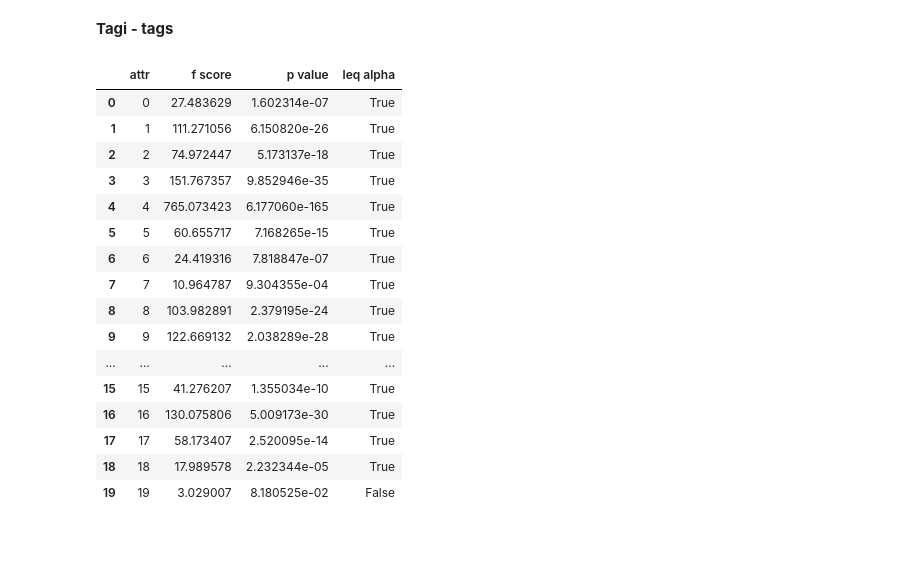
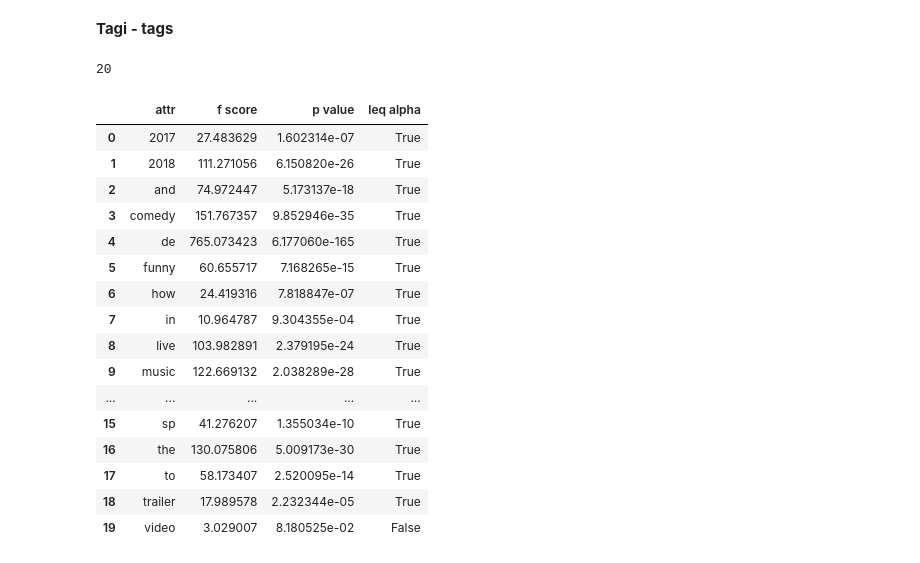
Before and after one commit to DominikKossinski/PED, a Jupyter notebook: notebooks/PED_5.ipynb, the cells around one changed output. Cells and saved outputs as stored; diff of their text form; code cells hidden in the pictures.

```diff
--- a/notebooks/PED_5.ipynb
+++ b/notebooks/PED_5.ipynb
@@ -426,7 +426,7 @@ n_features = 20
 # %% [markdown]
 **Tytuły - title**
 # %%
-title_tfidf = add_tfidf_args("title", n_features)
+title_tfidf, f_names = add_tfidf_args("title", n_features)
 trending_tfidf = title_tfidf[:len(trending_videos)]
 non_trending_tfidf = title_tfidf[len(trending_videos):]
 
@@ -437,7 +437,7 @@ for i in range(n_features):
         *data_set
     )
     f_scores = f_scores.append(pd.DataFrame(
-        data={"attr": [i], "f score": [f_score], "p value": [p_value], "leq alpha": [p_value <= alpha]}
+        data={"attr": [f_names[i]], "f score": [f_score], "p value": [p_value], "leq alpha": [p_value <= alpha]}
     ), ignore_index=True)
 f_scores
 # %% [output]
@@ -461,7 +461,7 @@ f_scores
 # %% [markdown]
 **Tytuły kanałów - channel_title**
 # %%
-channel_title_tfidf = add_tfidf_args("channel_title", n_features)
+channel_title_tfidf, f_names = add_tfidf_args("channel_title", n_features)
 trending_tfidf = channel_title_tfidf[:len(trending_videos)]
 non_trending_tfidf = channel_title_tfidf[len(trending_videos):]
 
@@ -472,7 +472,7 @@ for i in range(n_features):
         *data_set
     )
     f_scores = f_scores.append(pd.DataFrame(
-        data={"attr": [i], "f score": [f_score], "p value": [p_value], "leq alpha": [p_value <= alpha]}
+        data={"attr": [f_names[i]], "f score": [f_score], "p value": [p_value], "leq alpha": [p_value <= alpha]}
     ), ignore_index=True)
 f_scores
 # %% [output]
@@ -496,7 +496,7 @@ f_scores
 # %% [markdown]
 **Opisy - description**
 # %%
-description_tfidf = add_tfidf_args("description", n_features)
+description_tfidf, f_names = add_tfidf_args("description", n_features)
 trending_tfidf = description_tfidf[:len(trending_videos)]
 non_trending_tfidf = description_tfidf[len(trending_videos):]
 
@@ -507,7 +507,7 @@ for i in range(n_features):
         *data_set
     )
     f_scores = f_scores.append(pd.DataFrame(
-        data={"attr": [i], "f score": [f_score], "p value": [p_value], "leq alpha": [p_value <= alpha]}
+        data={"attr": [f_names[i]], "f score": [f_score], "p value": [p_value], "leq alpha": [p_value <= alpha]}
     ), ignore_index=True)
 f_scores
 # %% [output]
@@ -531,35 +531,35 @@ f_scores
 # %% [markdown]
 **Tagi - tags**
 # %%
-tags_tfidf = add_tfidf_args("tags", n_features)
+tags_tfidf, f_names = add_tfidf_args("tags", n_features)
 trending_tfidf = tags_tfidf[:len(trending_videos)]
 non_trending_tfidf = tags_tfidf[len(trending_videos):]
-
 f_scores = pd.DataFrame()
 for i in range(n_features):
     data_set = [trending_tfidf[i], non_trending_tfidf[i]]
     f_score, p_value = stats.f_oneway(
         *data_set
     )
     f_scores = f_scores.append(pd.DataFrame(
-        data={"attr": [i], "f score": [f_score], "p value": [p_value], "leq alpha": [p_value <= alpha]}
+        data={"attr": [f_names[i]], "f score": [f_score], "p value": [p_value], "leq alpha": [p_value <= alpha]}
     ), ignore_index=True)
 f_scores
 # %% [output]
+20
 |  | attr | f score | p value | leq alpha |
-| 0 | 0 | 27.483629 | 1.602314e-07 | True |
-| 1 | 1 | 111.271056 | 6.150820e-26 | True |
-| 2 | 2 | 74.972447 | 5.173137e-18 | True |
-| 3 | 3 | 151.767357 | 9.852946e-35 | True |
-| 4 | 4 | 765.073423 | 6.177060e-165 | True |
-| 5 | 5 | 60.655717 | 7.168265e-15 | True |
-| 6 | 6 | 24.419316 | 7.818847e-07 | True |
-| 7 | 7 | 10.964787 | 9.304355e-04 | True |
-| 8 | 8 | 103.982891 | 2.379195e-24 | True |
-| 9 | 9 | 122.669132 | 2.038289e-28 | True |
+| 0 | 2017 | 27.483629 | 1.602314e-07 | True |
+| 1 | 2018 | 111.271056 | 6.150820e-26 | True |
+| 2 | and | 74.972447 | 5.173137e-18 | True |
+| 3 | comedy | 151.767357 | 9.852946e-35 | True |
+| 4 | de | 765.073423 | 6.177060e-165 | True |
+| 5 | funny | 60.655717 | 7.168265e-15 | True |
+| 6 | how | 24.419316 | 7.818847e-07 | True |
+| 7 | in | 10.964787 | 9.304355e-04 | True |
+| 8 | live | 103.982891 | 2.379195e-24 | True |
+| 9 | music | 122.669132 | 2.038289e-28 | True |
 | ... | ... | ... | ... | ... |
-| 15 | 15 | 41.276207 | 1.355034e-10 | True |
-| 16 | 16 | 130.075806 | 5.009173e-30 | True |
-| 17 | 17 | 58.173407 | 2.520095e-14 | True |
-| 18 | 18 | 17.989578 | 2.232344e-05 | True |
-| 19 | 19 | 3.029007 | 8.180525e-02 | False |
+| 15 | sp | 41.276207 | 1.355034e-10 | True |
+| 16 | the | 130.075806 | 5.009173e-30 | True |
+| 17 | to | 58.173407 | 2.520095e-14 | True |
+| 18 | trailer | 17.989578 | 2.232344e-05 | True |
+| 19 | video | 3.029007 | 8.180525e-02 | False |
```
Also changed, not shown: parts of 3 cells of this notebook, 3 other files.
